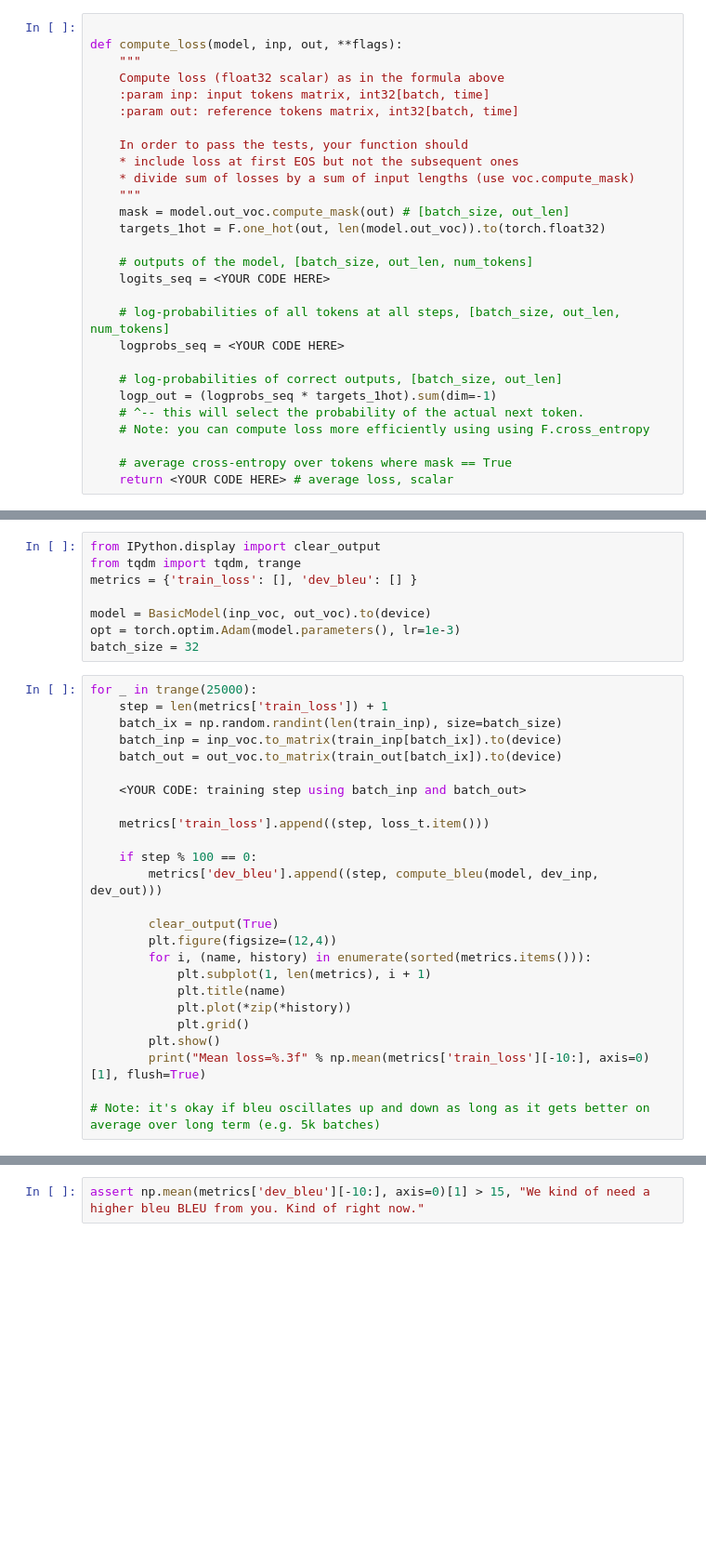
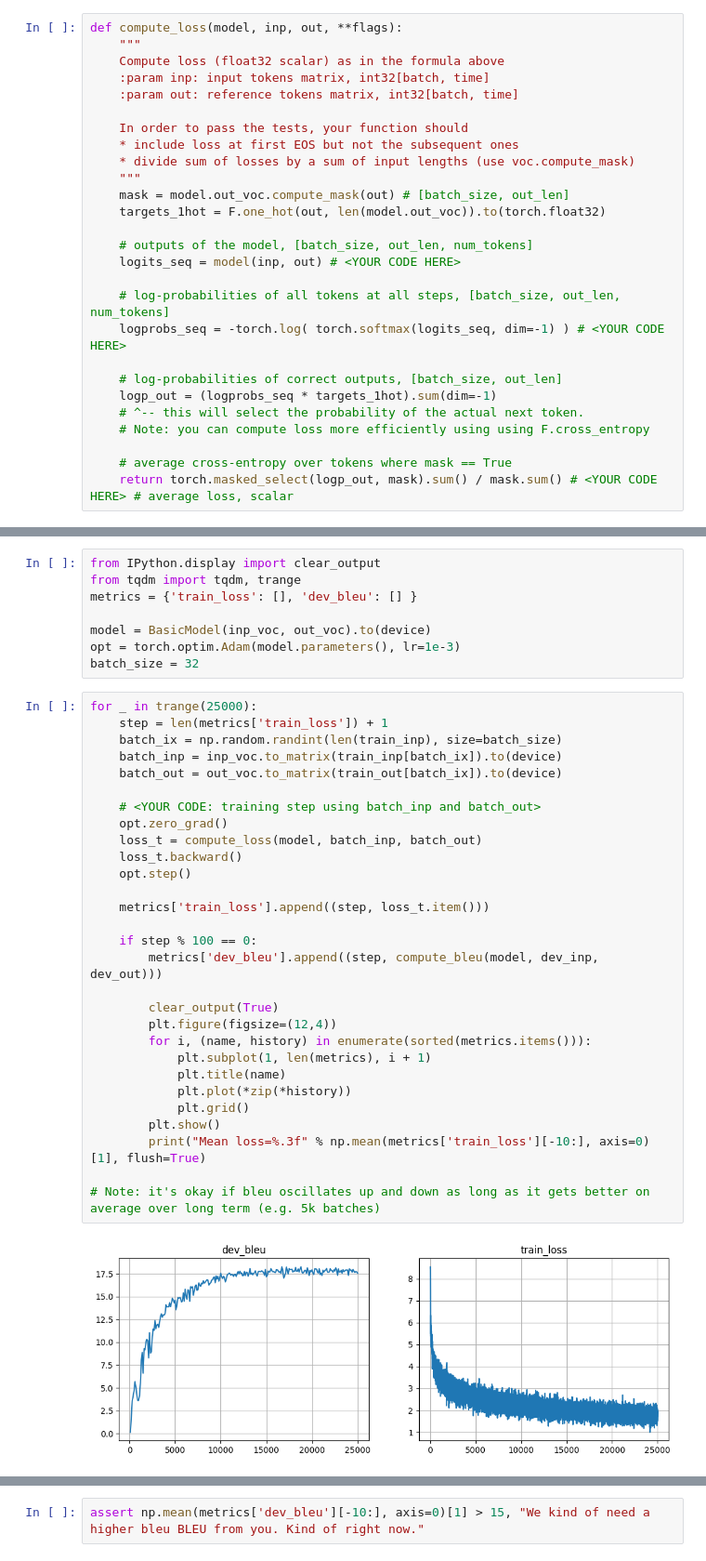
Before and after one commit to denzel-lito/yandexdataschool_nlp_course, a Jupyter notebook: week04_seq2seq/practice_and_homework_pytorch.ipynb, the cells around one changed output, grey strips where cells are left out. Shown at 93% size. Cells and saved outputs as stored; diff of their text form; blank space fills up the shorter version.

```diff
--- a/week04_seq2seq/practice_and_homework_pytorch.ipynb
+++ b/week04_seq2seq/practice_and_homework_pytorch.ipynb
@@ -237,7 +318,6 @@ $$ L = {\frac1{|D|}} \sum_{X, Y \in D} \sum_{y_t \in Y} - \log p(y_t \mid y_1, \
 
 where $|D|$ is the __total length of all sequences__, including BOS and first EOS, but excluding PAD.
 # %%
-
 def compute_loss(model, inp, out, **flags):
     """
     Compute loss (float32 scalar) as in the formula above
@@ -252,10 +332,10 @@ def compute_loss(model, inp, out, **flags):
     targets_1hot = F.one_hot(out, len(model.out_voc)).to(torch.float32)
 
     # outputs of the model, [batch_size, out_len, num_tokens]
-    logits_seq = <YOUR CODE HERE>
+    logits_seq = model(inp, out) # <YOUR CODE HERE>
 
     # log-probabilities of all tokens at all steps, [batch_size, out_len, num_tokens]
-    logprobs_seq = <YOUR CODE HERE>
+    logprobs_seq = -torch.log( torch.softmax(logits_seq, dim=-1) ) # <YOUR CODE HERE>
 
     # log-probabilities of correct outputs, [batch_size, out_len]
     logp_out = (logprobs_seq * targets_1hot).sum(dim=-1)
@@ -263,7 +343,7 @@ def compute_loss(model, inp, out, **flags):
     # Note: you can compute loss more efficiently using using F.cross_entropy
 
     # average cross-entropy over tokens where mask == True
-    return <YOUR CODE HERE> # average loss, scalar
+    return torch.masked_select(logp_out, mask).sum() / mask.sum() # <YOUR CODE HERE> # average loss, scalar
 # %%
 dummy_loss = compute_loss(model, dummy_inp_tokens, dummy_out_tokens)
 print("Loss:", dummy_loss)
@@ -312,25 +396,31 @@ batch_size = 32
 # %%
 for _ in trange(25000):
     step = len(metrics['train_loss']) + 1
     batch_ix = np.random.randint(len(train_inp), size=batch_size)
     batch_inp = inp_voc.to_matrix(train_inp[batch_ix]).to(device)
     batch_out = out_voc.to_matrix(train_out[batch_ix]).to(device)
 
-    <YOUR CODE: training step using batch_inp and batch_out>
+    # <YOUR CODE: training step using batch_inp and batch_out>
+    opt.zero_grad()
+    loss_t = compute_loss(model, batch_inp, batch_out)
+    loss_t.backward()
+    opt.step()
 
     metrics['train_loss'].append((step, loss_t.item()))
 
     if step % 100 == 0:
         metrics['dev_bleu'].append((step, compute_bleu(model, dev_inp, dev_out)))
 
         clear_output(True)
         plt.figure(figsize=(12,4))
         for i, (name, history) in enumerate(sorted(metrics.items())):
             plt.subplot(1, len(metrics), i + 1)
             plt.title(name)
             plt.plot(*zip(*history))
             plt.grid()
         plt.show()
         print("Mean loss=%.3f" % np.mean(metrics['train_loss'][-10:], axis=0)[1], flush=True)
 
 # Note: it's okay if bleu oscillates up and down as long as it gets better on average over long term (e.g. 5k batches)
+# %% [output]
+[figure, added]
```
Also changed, not shown: parts of 26 cells of this notebook, 6 other files.
